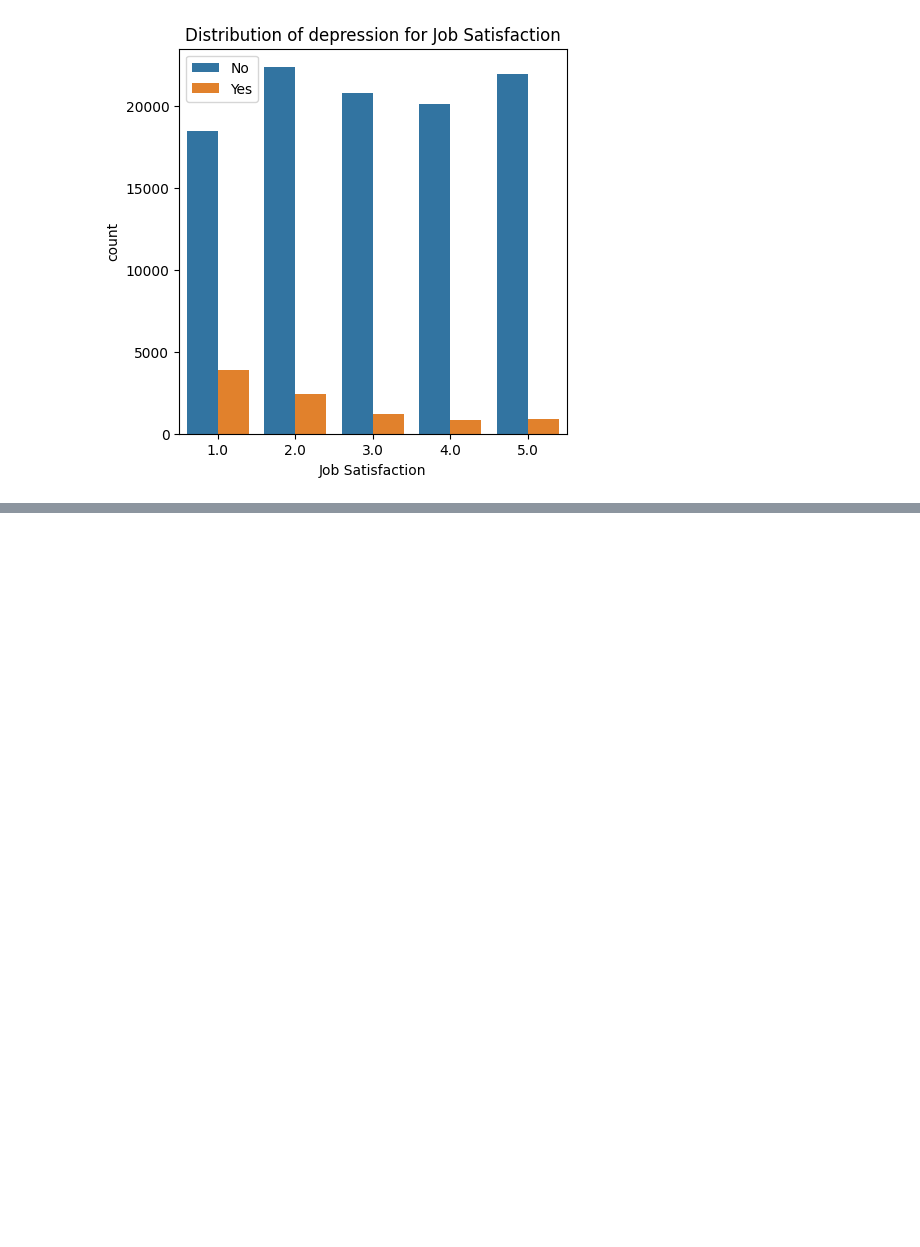
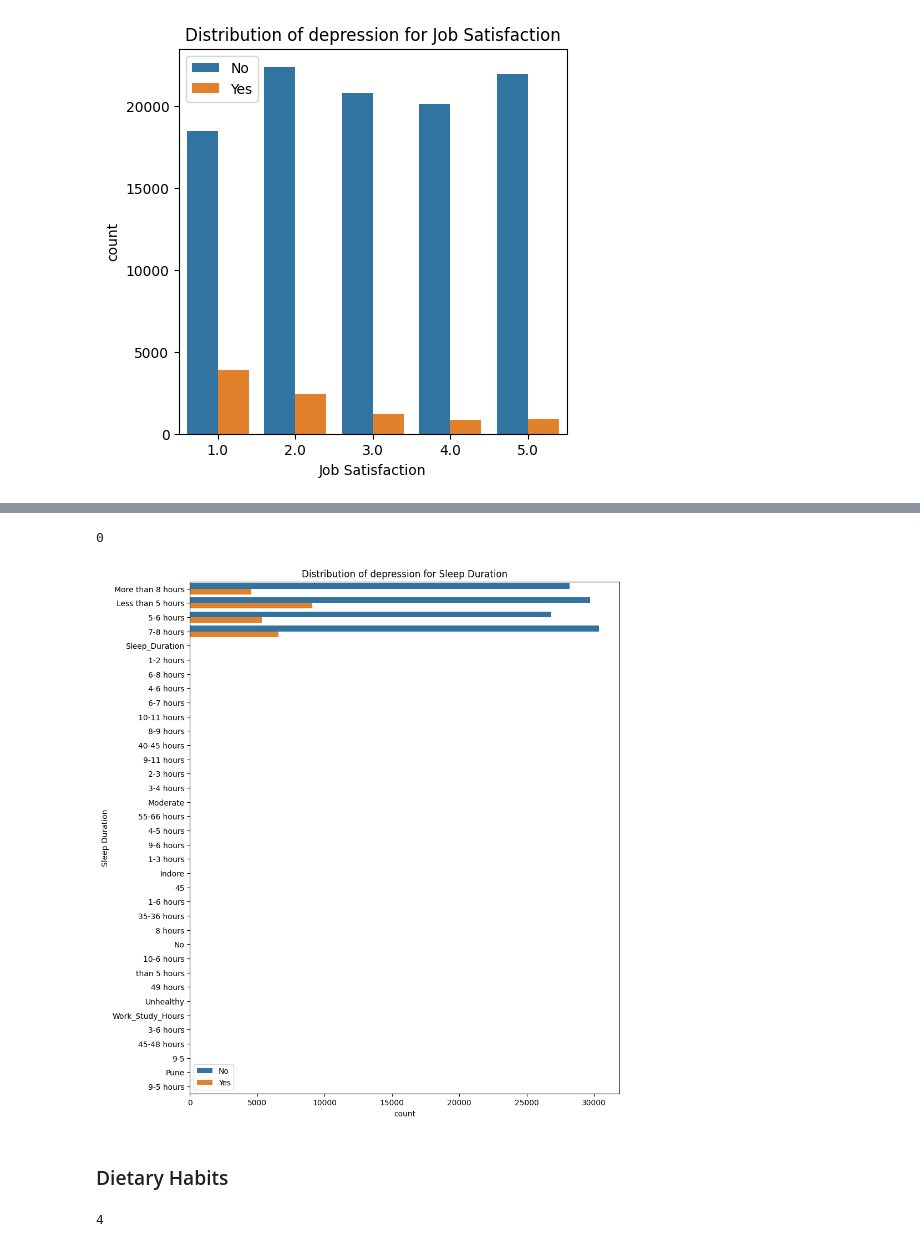
Before and after one commit to vanshuwjoshi/Kaggle-Playground-S4E11, a Jupyter notebook: notebooks/Exploratory-Analysis.ipynb, the cells around one changed output, grey strips where cells are left out. Drawn from its saved outputs; the diff is of its cells as text; code cells hidden in the pictures; blank space fills up the shorter version.

Commit message:
Visualized Sleep and Diet habits

```diff
--- a/notebooks/eda.ipynb
+++ b/notebooks/Exploratory-Analysis.ipynb
@@ -517,6 +517,13 @@ def display_count_plot(col):
     plt.title(str("Distribution of depression for " + col))
     plt.legend(["No", "Yes"])
     plt.show()
+
+def display_count_plot_y(col):
+    plt.figure(figsize=(10, 12))
+    sns.countplot(data, y=col, hue="Depression")
+    plt.title(str("Distribution of depression for " + col))
+    plt.legend(["No", "Yes"])
+    plt.show()
 # %%
 return_value_counts("Study Satisfaction")
 # %% [output]
@@ -557,0 +587,14 @@ display_count_plot("Job Satisfaction")
+# %%
+return_null_values("Sleep Duration")
+# %% [output]
+0
+# %%
+display_count_plot_y("Sleep Duration")
+# %% [output]
+[figure, added]
+# %% [markdown]
+### Dietary Habits
+# %%
+return_null_values("Dietary Habits")
+# %% [output]
+4
```
Also changed, not shown: parts of 4 cells of this notebook, 1 other file.
